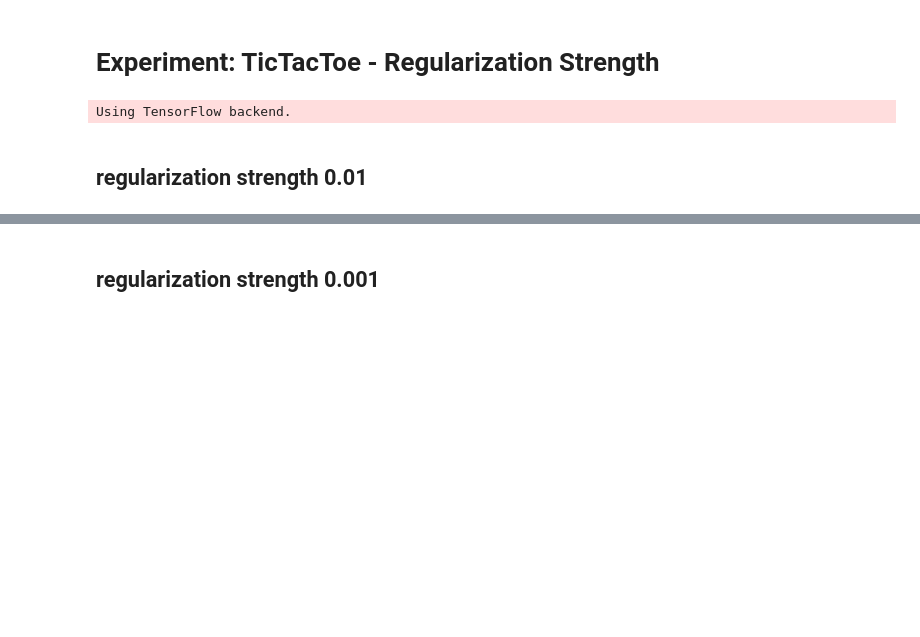
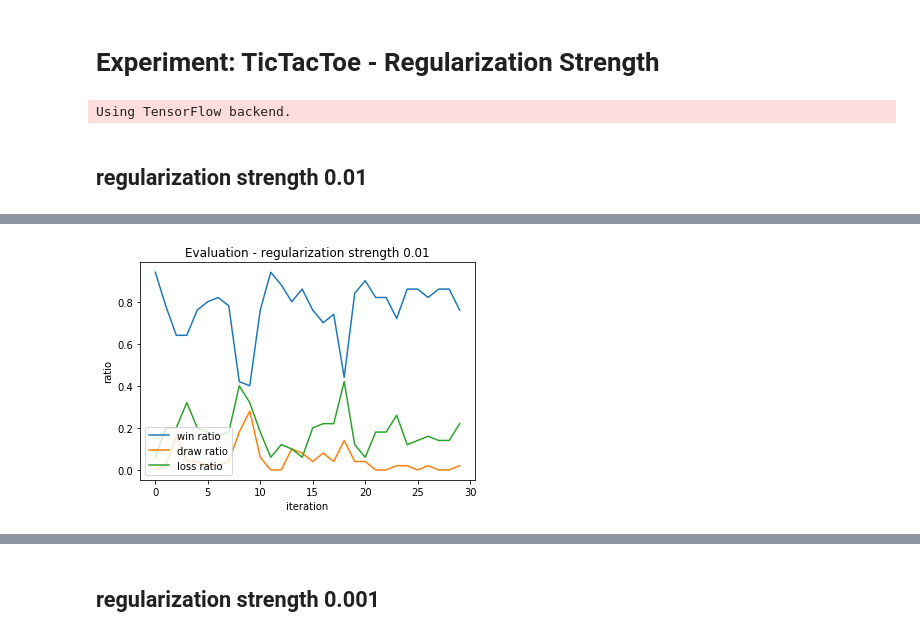
Before and after one commit to y4nnic/AlphaZero_for_small_board_games, a Jupyter notebook: experiment_reg_strength.ipynb, the cells around one changed output, grey strips where cells are left out. Saved outputs shown, nothing was run; the diff lists cells and outputs as text; code cells hidden in the pictures; blank space fills up the shorter version.

```diff
--- a/experiment_reg_strength.ipynb
+++ b/experiment_reg_strength.ipynb
@@ -54,22 +72,24 @@ wins_1, draws_1 = test_pipeline.run(30)
 # %%
 fig = plt.figure()
 
 plt.title("Evaluation - regularization strength 0.01")
 
 plt.xlabel("iteration")
 plt.ylabel("ratio")
 
 x = np.arange(30)
 losses_1 = np.ones(30) - wins_1 - draws_1
 # no_loss = np.zeros(50) + wins +draws
 
 plt.plot(x, wins_1, label="win ratio")
 plt.plot(x, draws_1, label="draw ratio")
 #plt.plot(x, no_loss, label="no loss ratio")
 plt.plot(x, losses_1, label="loss ratio")
 
-plt.legend(loc=2)
+plt.legend(loc=3)
 plt.show()
+# %% [output]
+[figure, added]
 # %%
 print(wins_1)
 print(draws_1)
```
Also changed, not shown: parts of 22 cells of this notebook, 8 other files.
